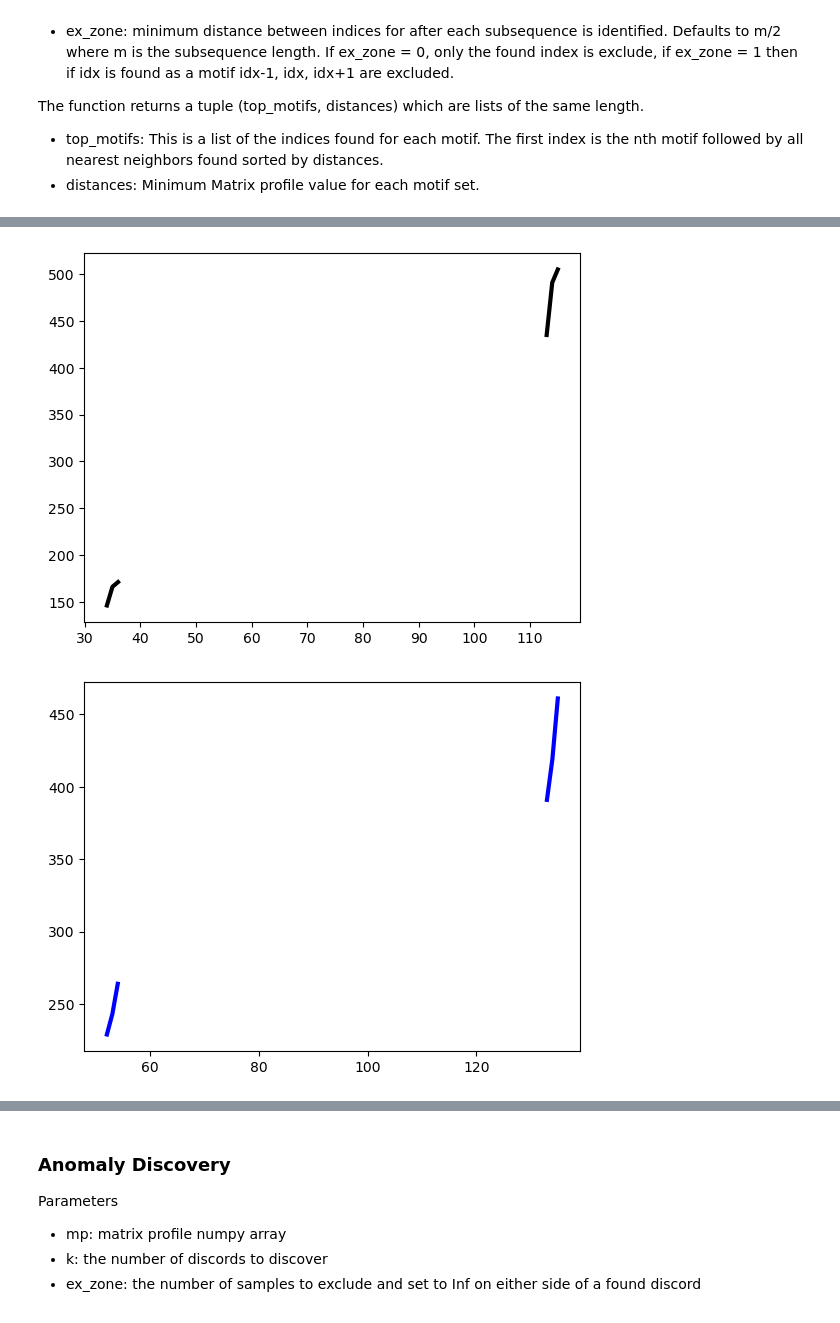
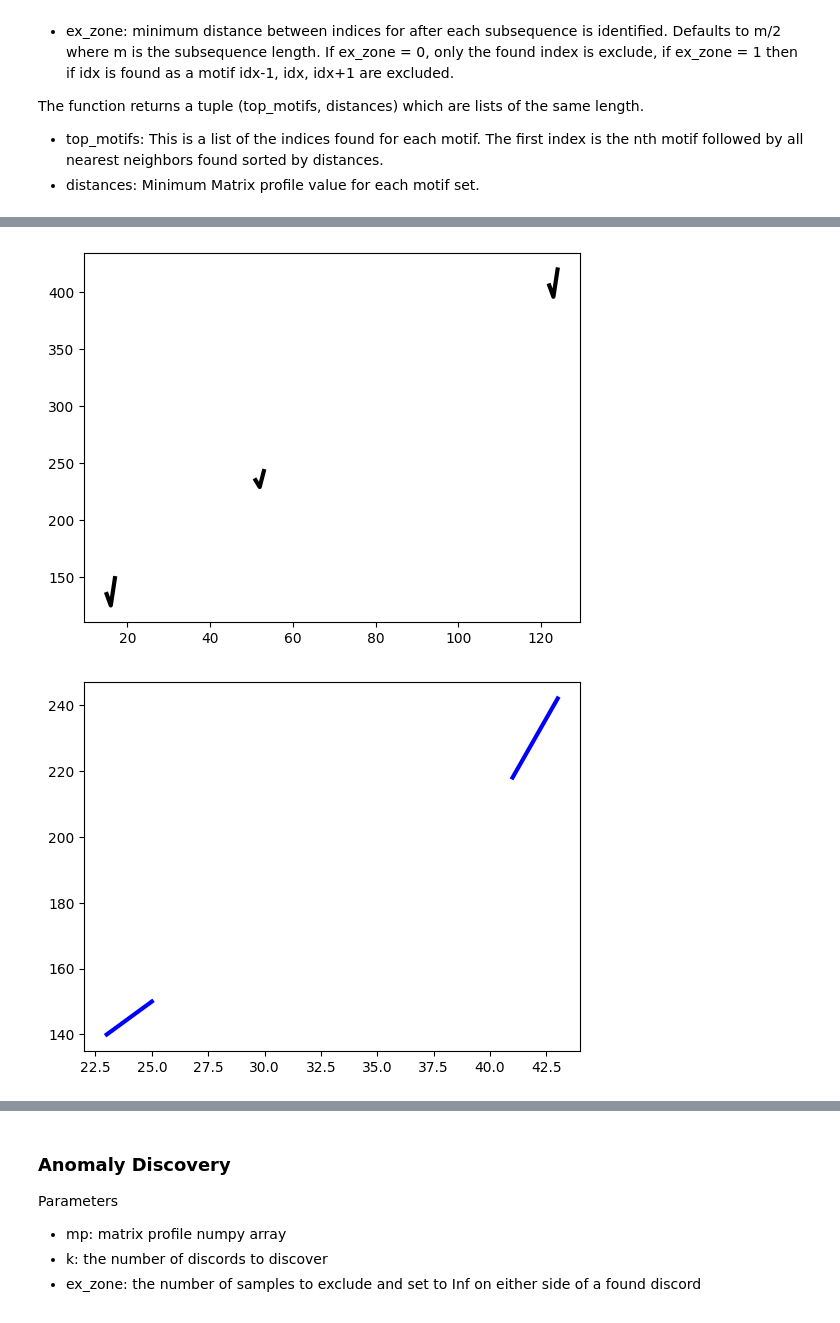
Before and after one commit to biancaziliotto/DataMiningProject, a Jupyter notebook: handsonlab/6_timeseries/TimeSeries3.ipynb, the cells around one changed output, grey strips where cells are left out. Cells and saved outputs as stored; diff of their text form; code cells hidden in the pictures.

```diff
--- a/handsonlab/6_timeseries/TimeSeries3.ipynb
+++ b/handsonlab/6_timeseries/TimeSeries3.ipynb
@@ -31,6 +36,8 @@ df.head()
 | 1949-05-01 | 121 |
 # %%
 ts = df['#Passengers']
+# Cast to float
+ts = np.array(ts).astype(float)
 plt.plot(ts)
 plt.show()
 # %% [output]
@@ -45,7 +52,7 @@ plt.show()
 [figure]
 # %%
 w = 3
-mp, mpi = matrixProfile.stomp(ts.values, w)
+mp = stumpy.stump(ts, w)[:, 0]
 
 plt.plot(mp)
 plt.show()
@@ -65,4 +72,5 @@ The function returns a tuple (top_motifs, distances) which are lists of the same
 - top_motifs: This is a list of the indices found for each motif. The first index is the nth motif followed by all nearest neighbors found sorted by distances.
 - distances: Minimum Matrix profile value for each motif set.
 # %%
-mo, mod  = motifs.motifs(ts.values, (mp, mpi), max_motifs=5)
+# Find the motifs and their locations
+motif_dist, motif_idx = stumpy.motifs(ts, mp, max_motifs=5)
@@ -69,10 +80,13 @@ mo, mod  = motifs.motifs(ts.values, (mp, mpi), max_motifs=5)
 # %%
-plt.plot(ts.values)
-colors = ['r', 'g', 'k', 'b', 'y'][:len(mo)]
-for m, d, c in zip(mo, mod, colors):
-    for i in m:
-        m_shape = ts.values[i:i+w]
-        plt.plot(range(i,i+w), m_shape, color=c, lw=3)
+plt.plot(ts)
+
+colors = ['r', 'g', 'k', 'b', 'y'][:len(motif_dist)]
+
+for motifs, indices, color in zip(motif_dist, motif_idx, colors):
+    for index in indices:
+        motif_shape = ts[index:index + w]
+        if len(motif_shape) == w:
+            plt.plot(range(index, index + w), motif_shape, color=color, lw=3)
 
 plt.show()
 # %% [output]
@@ -80,8 +94,10 @@ plt.show()
 # %%
-for m, d, c in zip(mo, mod, colors):
-    for i in m:
-        m_shape = ts.values[i:i+w]
-        plt.plot(range(i,i+w), m_shape, color=c, lw=3)
+# Rewrite the code above using the correct name variables
+for motifs, indices, color in zip(motif_dist, motif_idx, colors):
+    for index in indices:
+        motif_shape = ts[index:index + w]
+        if len(motif_shape) == w:
+            plt.plot(range(index, index + w), motif_shape, color=color, lw=3)
     plt.show()
 # %% [output]
 [figure]
@@ -89,2 +105,2 @@ for m, d, c in zip(mo, mod, colors):
-[figure, old version]
+[figure, new version]
-[figure, old version]
+[figure, new version]
```
Also changed, not shown: parts of 19 cells of this notebook, 4 other files.
